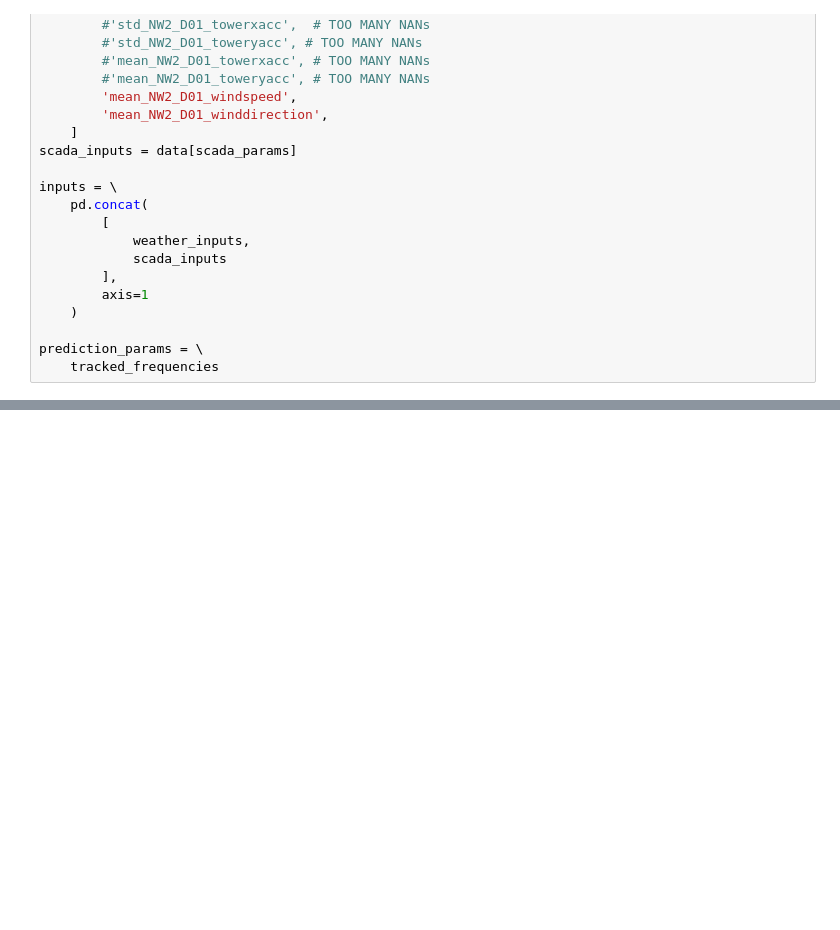
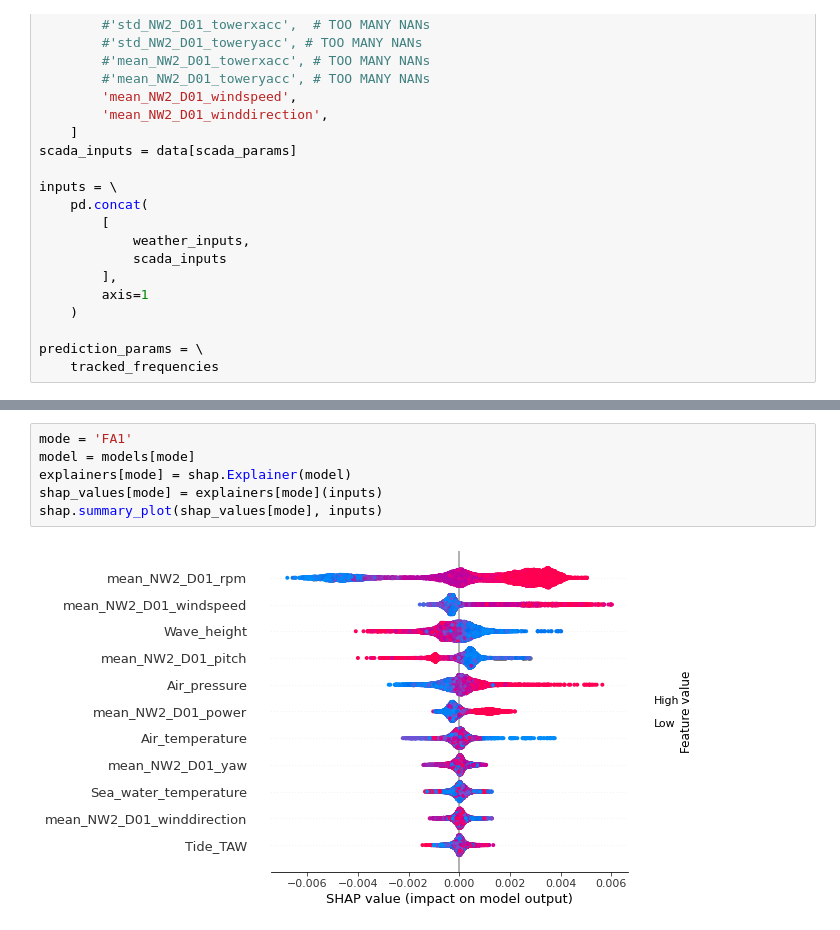
Before and after one commit to WEILMAX/oma_tracking, a Jupyter notebook: notebooks/shap/nw2_d01_shap.ipynb, the cells around one changed output, grey strips where cells are left out. Saved outputs shown, nothing was run; the diff lists cells and outputs as text; blank space fills up the shorter version.

```diff
--- a/notebooks/shap/nw2_d01_shap.ipynb
+++ b/notebooks/shap/nw2_d01_shap.ipynb
@@ -80,0 +114,8 @@ for mode in tracked_frequencies.columns:
+# %%
+mode = 'FA1'
+model = models[mode]
+explainers[mode] = shap.Explainer(model)
+shap_values[mode] = explainers[mode](inputs)
+shap.summary_plot(shap_values[mode], inputs)
+# %% [output]
+[figure, added]
```
Also changed, not shown: parts of 7 cells of this notebook, 1 other file.
